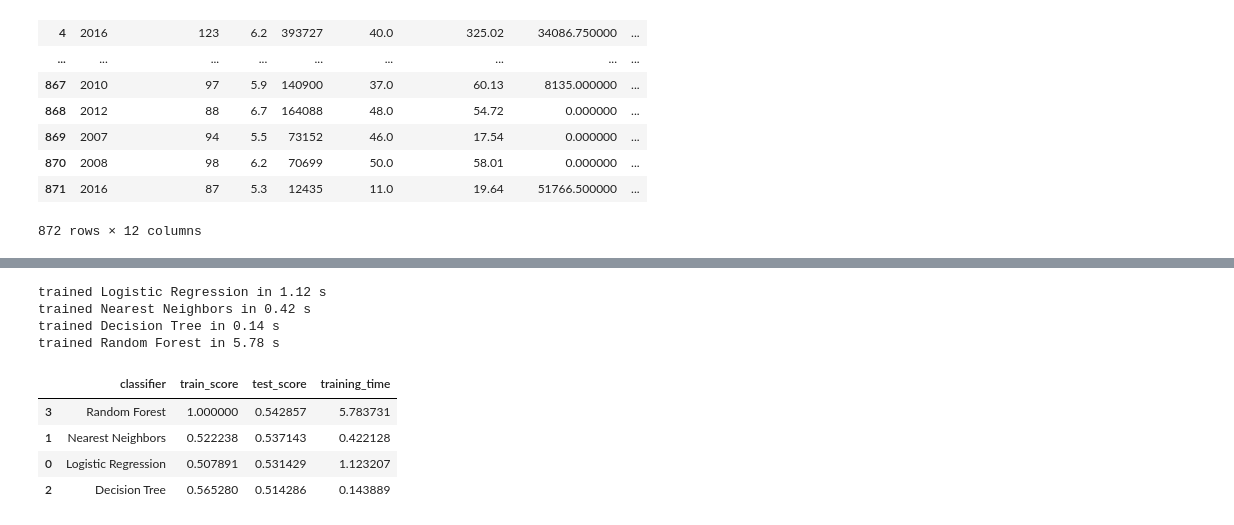
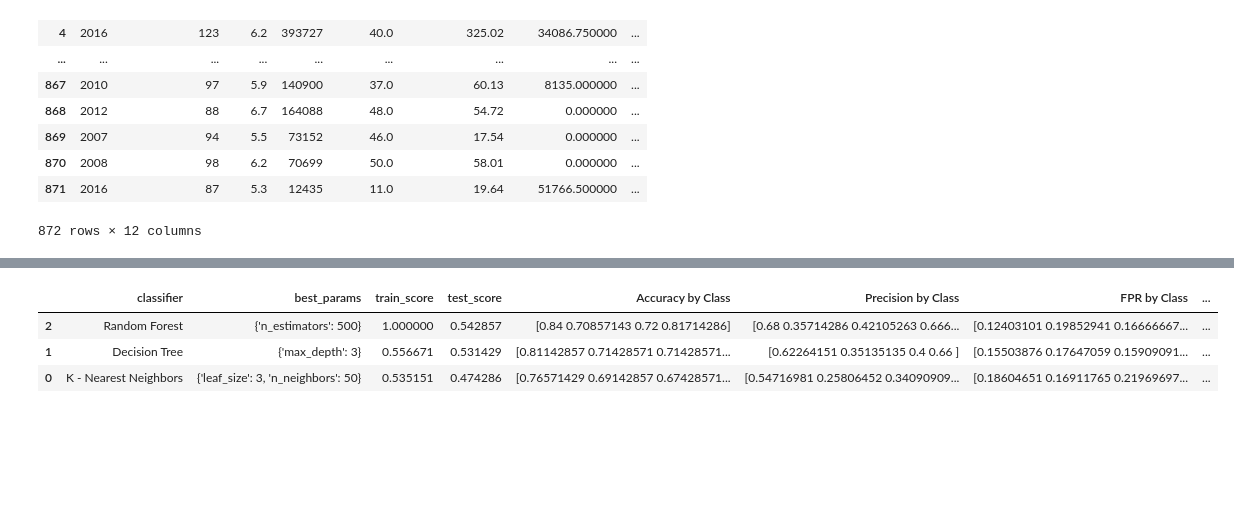
Before and after one commit to JasminePParekh/CMSC320-Final, a Jupyter notebook: 320Final.ipynb, the cells around one changed output, grey strips where cells are left out. Drawn from its saved outputs; the diff is of its cells as text; code cells hidden in the pictures; blank space fills up the shorter version.

```diff
--- a/320Final.ipynb
+++ b/320Final.ipynb
@@ -472,13 +487,7 @@ def batch_classify(X_train, Y_train, X_test, Y_test, verbose = True):
 # %%
-df_results = batch_classify(data_train, label_train, data_test, label_test)
 display(df_results.sort_values(by='test_score', ascending=False))
 # %% [output]
-trained Logistic Regression in 1.12 s
-trained Nearest Neighbors in 0.42 s
-trained Decision Tree in 0.14 s
-trained Random Forest in 5.78 s
-|  | classifier | train_score | test_score | training_time |
-| 3 | Random Forest | 1.000000 | 0.542857 | 5.783731 |
-| 1 | Nearest Neighbors | 0.522238 | 0.537143 | 0.422128 |
-| 0 | Logistic Regression | 0.507891 | 0.531429 | 1.123207 |
-| 2 | Decision Tree | 0.565280 | 0.514286 | 0.143889 |
+|  | classifier | best_params | train_score | test_score | Accuracy by Class | Precision by Class | FPR by Class | ... |
+| 2 | Random Forest | {'n_estimators': 500} | 1.000000 | 0.542857 | [0.84 0.70857143 0.72 0.81714286] | [0.68 0.35714286 0.42105263 0.666... | [0.12403101 0.19852941 0.16666667... | ... |
+| 1 | Decision Tree | {'max_depth': 3} | 0.556671 | 0.531429 | [0.81142857 0.71428571 0.71428571... | [0.62264151 0.35135135 0.4 0.66 ] | [0.15503876 0.17647059 0.15909091... | ... |
+| 0 | K - Nearest Neighbors | {'leaf_size': 3, 'n_neighbors': 50} | 0.535151 | 0.474286 | [0.76571429 0.69142857 0.67428571... | [0.54716981 0.25806452 0.34090909... | [0.18604651 0.16911765 0.21969697... | ... |
```
Also changed, not shown: parts of 4 cells of this notebook.
